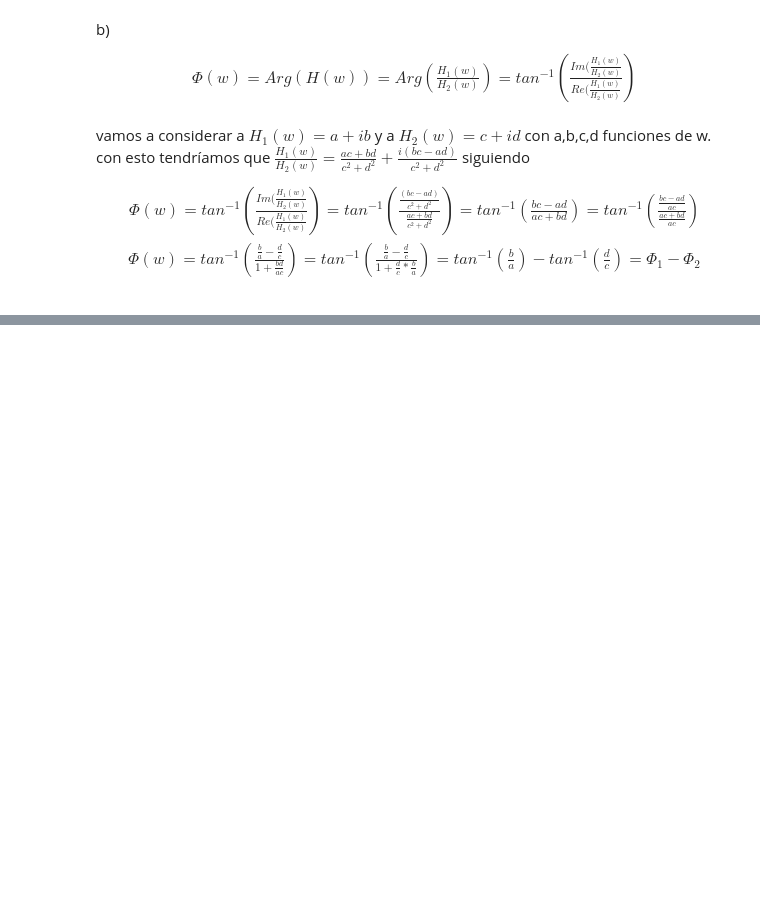
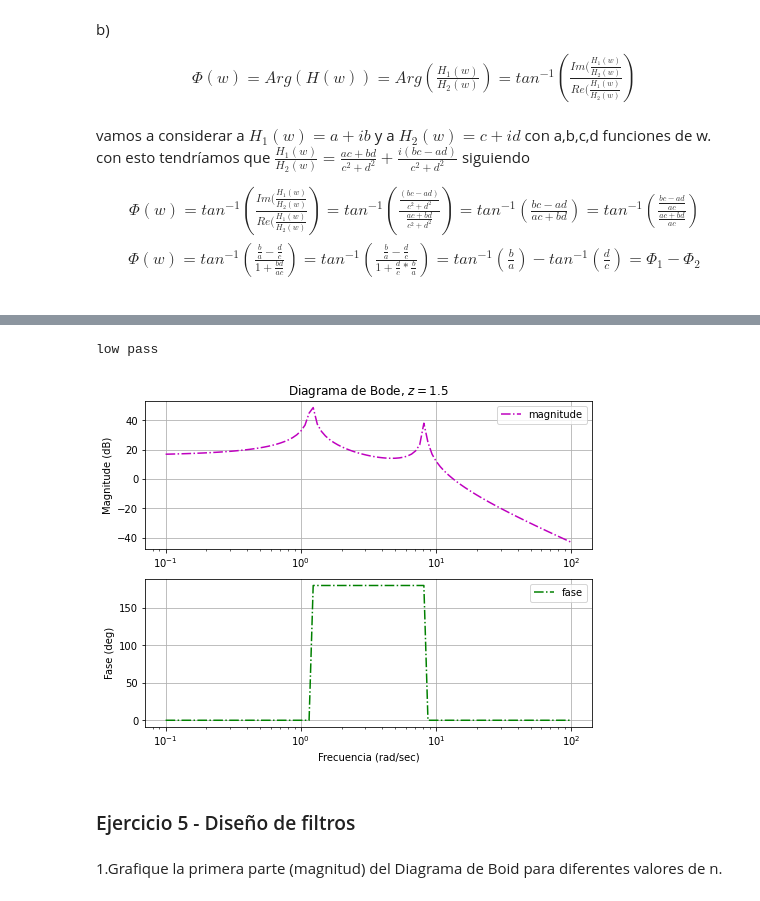
Before and after one commit to electronmaxi/Project-FMPS, a Jupyter notebook: ProjectFMPS.ipynb, the cells around one changed output, grey strips where cells are left out. Cells and saved outputs as stored; diff of their text form; code cells hidden in the pictures; blank space fills up the shorter version.

```diff
--- a/ProjectFMPS.ipynb
+++ b/ProjectFMPS.ipynb
@@ -371,0 +449,10 @@ vamos a considerar a  $H_{1}(w)=a+ib$ y a $H_{2}(w)=c+id$ con a,b,c,d funciones
+# %%
+diagramabode(1.5)
+print('low pass')
+# %% [output]
+low pass
+[figure, added]
+# %% [markdown]
+### Ejercicio 5 - Diseño de filtros
+# %% [markdown]
+1.Grafique la primera parte (magnitud) del Diagrama de Boid para diferentes valores de n.
```
Also changed, not shown: parts of 11 cells of this notebook.
